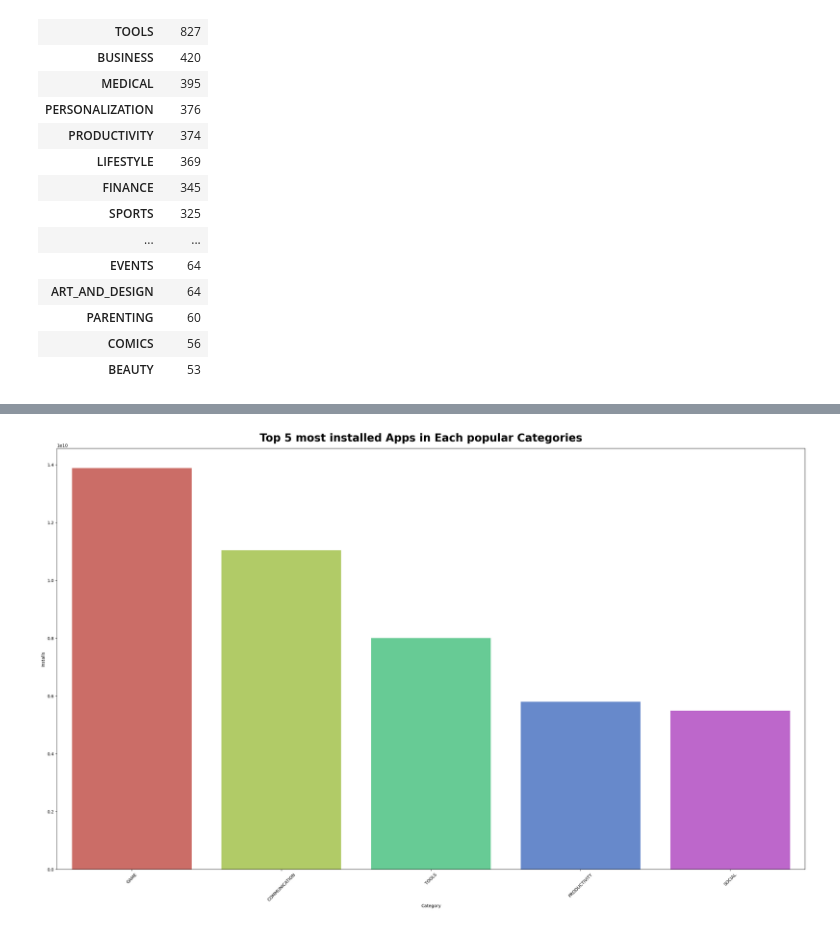
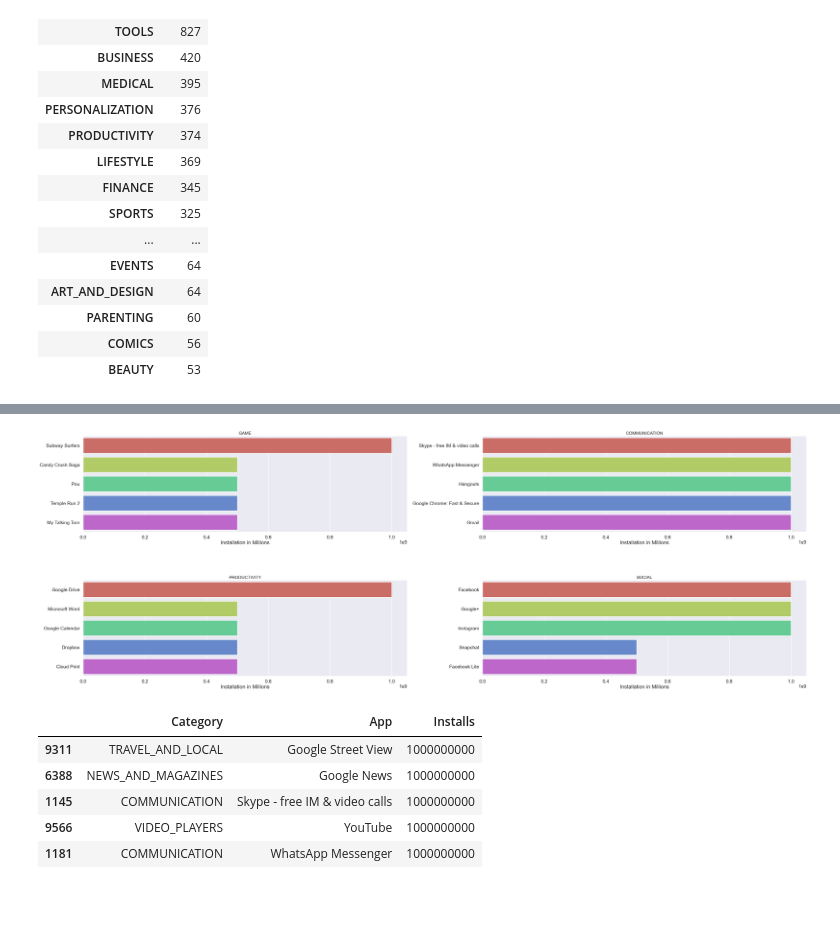
Before and after one commit to Sarvjeetjha/Exploratory-data-analysis, a Jupyter notebook: 03_Eda_FE_GooglePlayStore.ipynb, the cells around one changed output, grey strips where cells are left out. Cells and saved outputs as stored; diff of their text form; code cells hidden in the pictures; blank space fills up the shorter version.

```diff
--- a/03_Eda_FE_GooglePlayStore.ipynb
+++ b/03_Eda_FE_GooglePlayStore.ipynb
@@ -602,9 +630,27 @@ installs
-# %%
-plt.figure(figsize=(25,15))
-plt.suptitle("Top 5 most installed Apps in Each popular Categories ",fontsize=25,fontweight='bold')
-sns.barplot(x='Category',y='Installs',data=installs[:5],palette='hls')
-plt.tight_layout()
-plt.xticks(rotation=45)
-plt.show()
-# %% [output]
-[figure, removed]
+# %%
+apps=['GAME', 'COMMUNICATION', 'PRODUCTIVITY', 'SOCIAL']
+plt.figure(figsize=(50,35))
+sns.set_context('poster')
+sns.set_style("darkgrid")
+for i , app in enumerate(apps):
+    df2=dfa[dfa.Category==app]
+    df3=df2.head(5)
+    plt.subplot(4,2,i+1)
+    sns.barplot(data= df3,x= 'Installs' ,y='App',palette='hls')
+    plt.xlabel('Installation in Millions')
+    plt.ylabel('')
+    plt.title(app,size = 20)
+plt.tight_layout()
+plt.subplots_adjust(hspace= .5)
+plt.show()
+# %% [output]
+[figure, added]
+# %%
+dfa.head(5) #top 5 App installed in each categori
+# %% [output]
+|  | Category | App | Installs |
+| 9311 | TRAVEL_AND_LOCAL | Google Street View | 1000000000 |
+| 6388 | NEWS_AND_MAGAZINES | Google News | 1000000000 |
+| 1145 | COMMUNICATION | Skype - free IM & video calls | 1000000000 |
+| 9566 | VIDEO_PLAYERS | YouTube | 1000000000 |
+| 1181 | COMMUNICATION | WhatsApp Messenger | 1000000000 |
```
Also changed, not shown: parts of 15 cells of this notebook.
